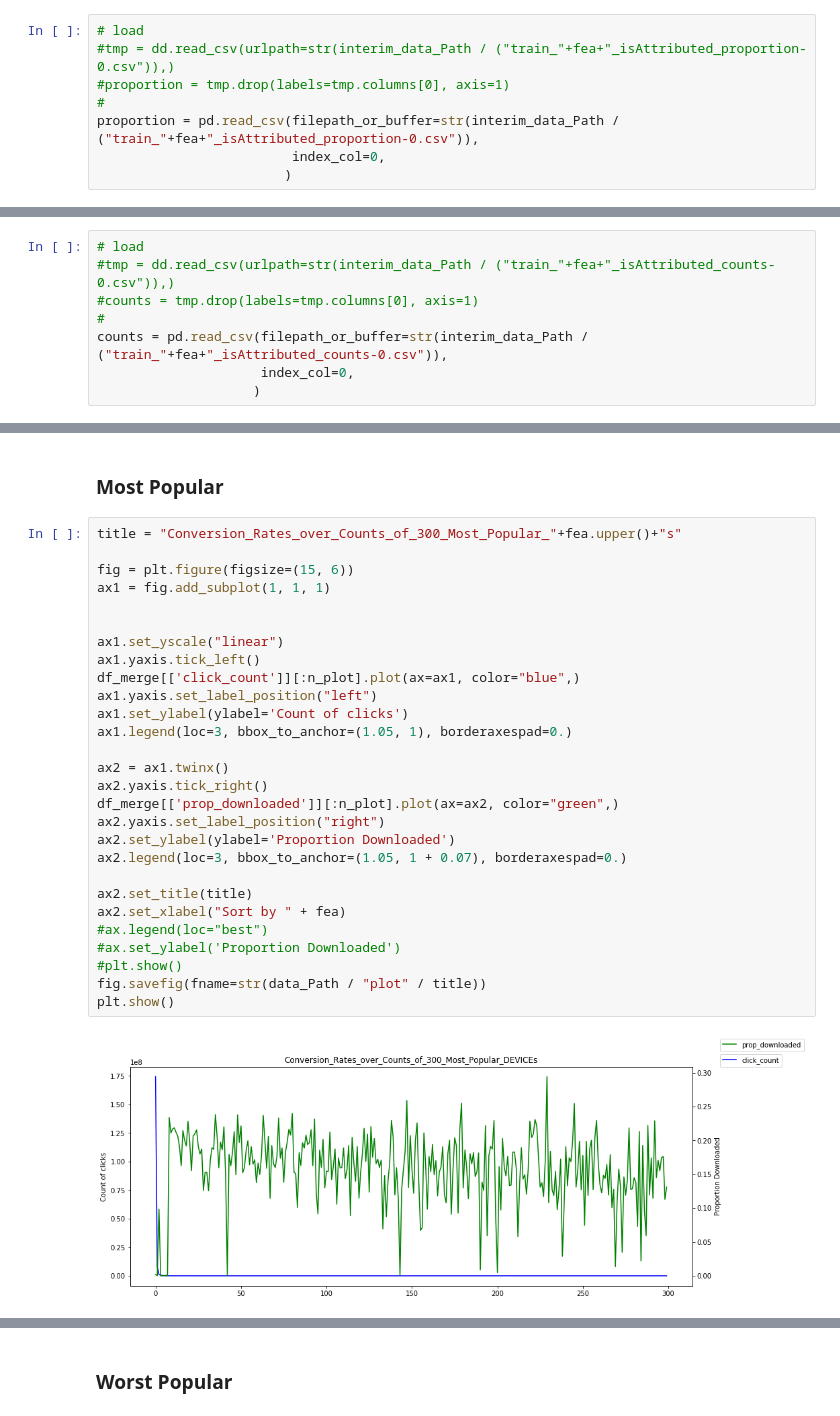
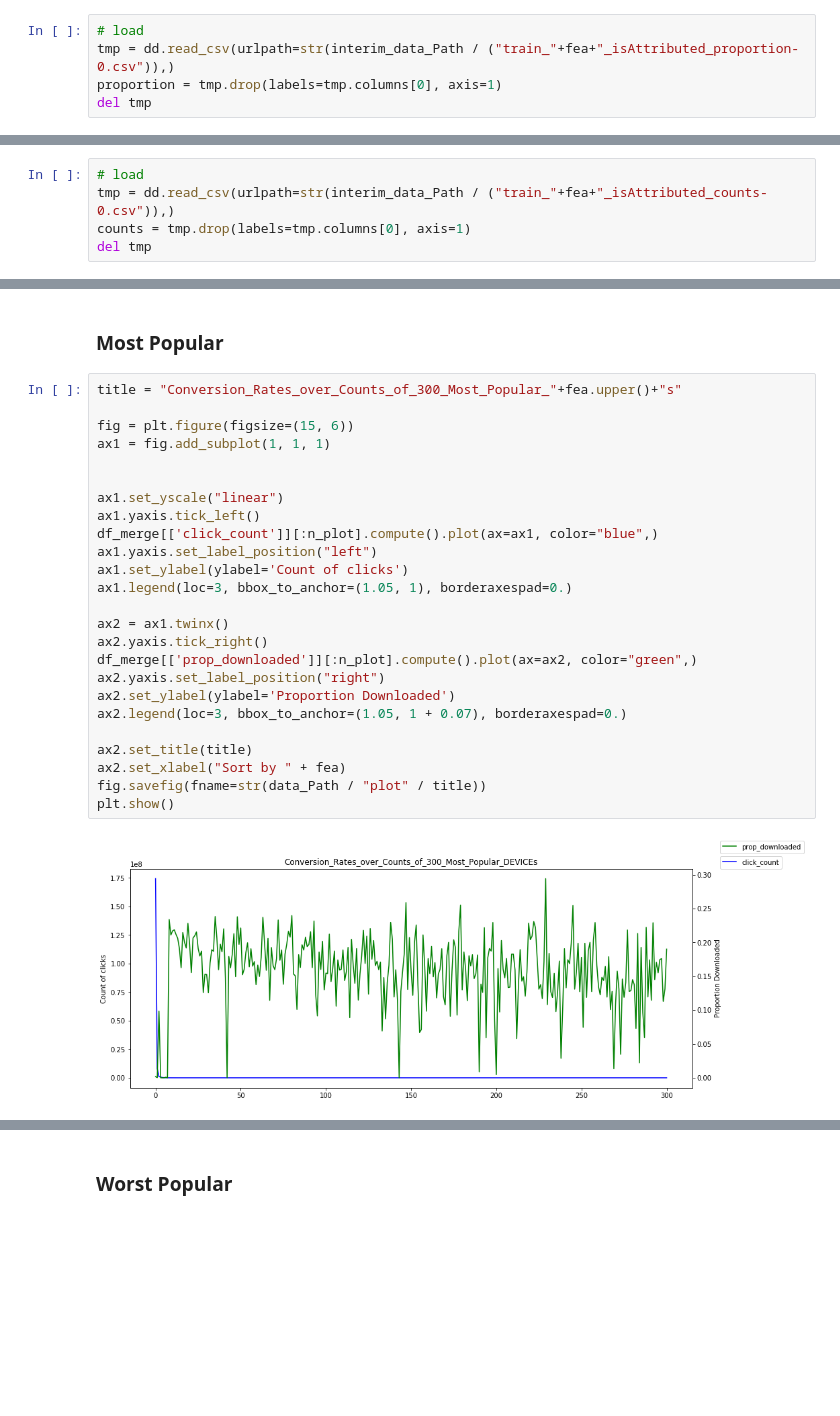
Before and after one commit to pollenjp/talkingdata, a Jupyter notebook: notebooks/eda_with_dask.ipynb, the cells around one changed output, grey strips where cells are left out. Cells and saved outputs as stored; diff of their text form; blank space fills up the shorter version.

```diff
--- a/notebooks/eda_with_dask.ipynb
+++ b/notebooks/eda_with_dask.ipynb
@@ -838,12 +930,9 @@ proportion.to_csv(filename=str(interim_data_Path / ("train_"+fea+"_isAttributed_
 #### load proportion
 # %%
 # load
-#tmp = dd.read_csv(urlpath=str(interim_data_Path / ("train_"+fea+"_isAttributed_proportion-0.csv")),)
-#proportion = tmp.drop(labels=tmp.columns[0], axis=1)
-#
-proportion = pd.read_csv(filepath_or_buffer=str(interim_data_Path / ("train_"+fea+"_isAttributed_proportion-0.csv")),
-                         index_col=0,
-                        )
+tmp = dd.read_csv(urlpath=str(interim_data_Path / ("train_"+fea+"_isAttributed_proportion-0.csv")),)
+proportion = tmp.drop(labels=tmp.columns[0], axis=1)
+del tmp
 # %% [markdown]
 ### counts
 # %%
@@ -872,12 +961,9 @@ counts.to_csv(filename=str(interim_data_Path / ("train_"+fea+"_isAttributed_coun
 #### load counts
 # %%
 # load
-#tmp = dd.read_csv(urlpath=str(interim_data_Path / ("train_"+fea+"_isAttributed_counts-0.csv")),)
-#counts = tmp.drop(labels=tmp.columns[0], axis=1)
-#
-counts = pd.read_csv(filepath_or_buffer=str(interim_data_Path / ("train_"+fea+"_isAttributed_counts-0.csv")),
-                     index_col=0,
-                    )
+tmp = dd.read_csv(urlpath=str(interim_data_Path / ("train_"+fea+"_isAttributed_counts-0.csv")),)
+counts = tmp.drop(labels=tmp.columns[0], axis=1)
+del tmp
 # %% [markdown]
 ## Merge
 # %%
@@ -899,31 +985,28 @@ df_merge.head()
 # %%
 title = "Conversion_Rates_over_Counts_of_300_Most_Popular_"+fea.upper()+"s"
 
 fig = plt.figure(figsize=(15, 6))
 ax1 = fig.add_subplot(1, 1, 1)
 
 
 ax1.set_yscale("linear")
 ax1.yaxis.tick_left()
-df_merge[['click_count']][:n_plot].plot(ax=ax1, color="blue",)
+df_merge[['click_count']][:n_plot].compute().plot(ax=ax1, color="blue",)
 ax1.yaxis.set_label_position("left")
 ax1.set_ylabel(ylabel='Count of clicks')
 ax1.legend(loc=3, bbox_to_anchor=(1.05, 1), borderaxespad=0.)
 
 ax2 = ax1.twinx()
 ax2.yaxis.tick_right()
-df_merge[['prop_downloaded']][:n_plot].plot(ax=ax2, color="green",)
+df_merge[['prop_downloaded']][:n_plot].compute().plot(ax=ax2, color="green",)
 ax2.yaxis.set_label_position("right")
 ax2.set_ylabel(ylabel='Proportion Downloaded')
 ax2.legend(loc=3, bbox_to_anchor=(1.05, 1 + 0.07), borderaxespad=0.)
 
 ax2.set_title(title)
 ax2.set_xlabel("Sort by " + fea)
-#ax.legend(loc="best")
-#ax.set_ylabel('Proportion Downloaded')
-#plt.show()
 fig.savefig(fname=str(data_Path / "plot" / title))
 plt.show()
 # %% [output]
-[figure, old version]
+[figure, new version]
 # %%
```
Also changed, not shown: parts of 50 cells of this notebook.
